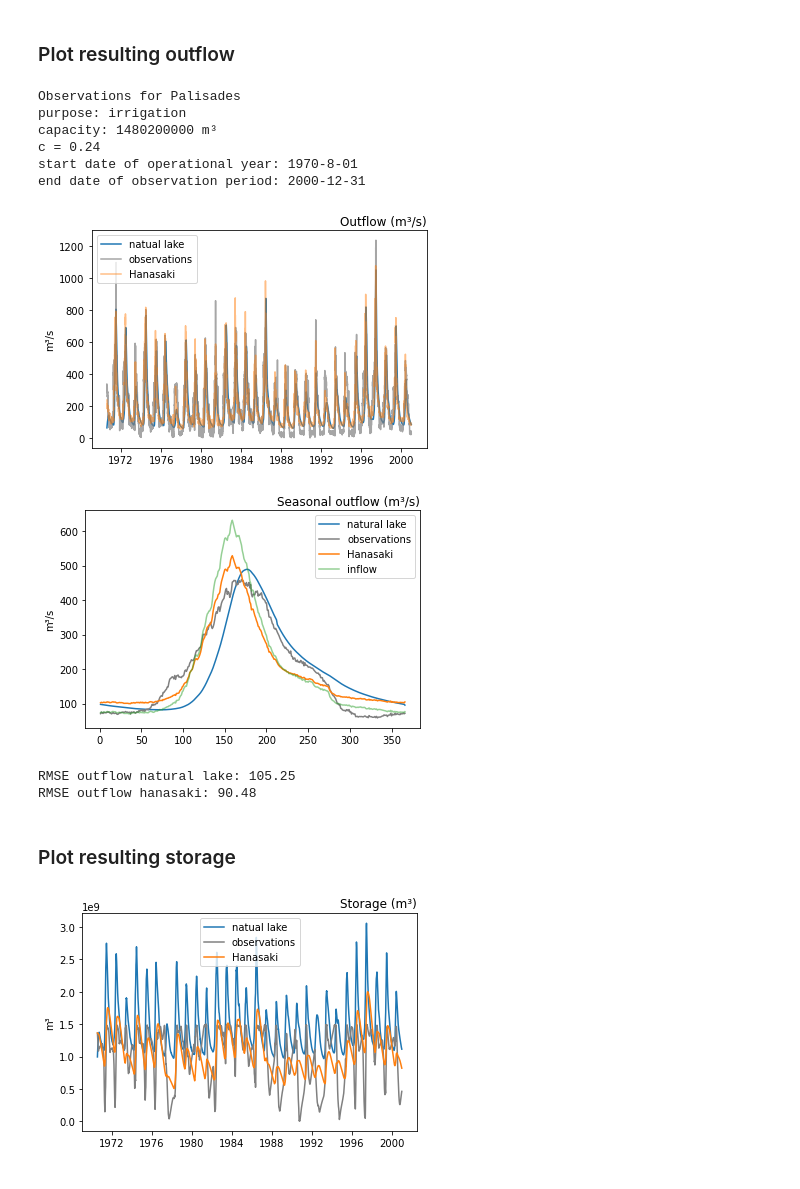
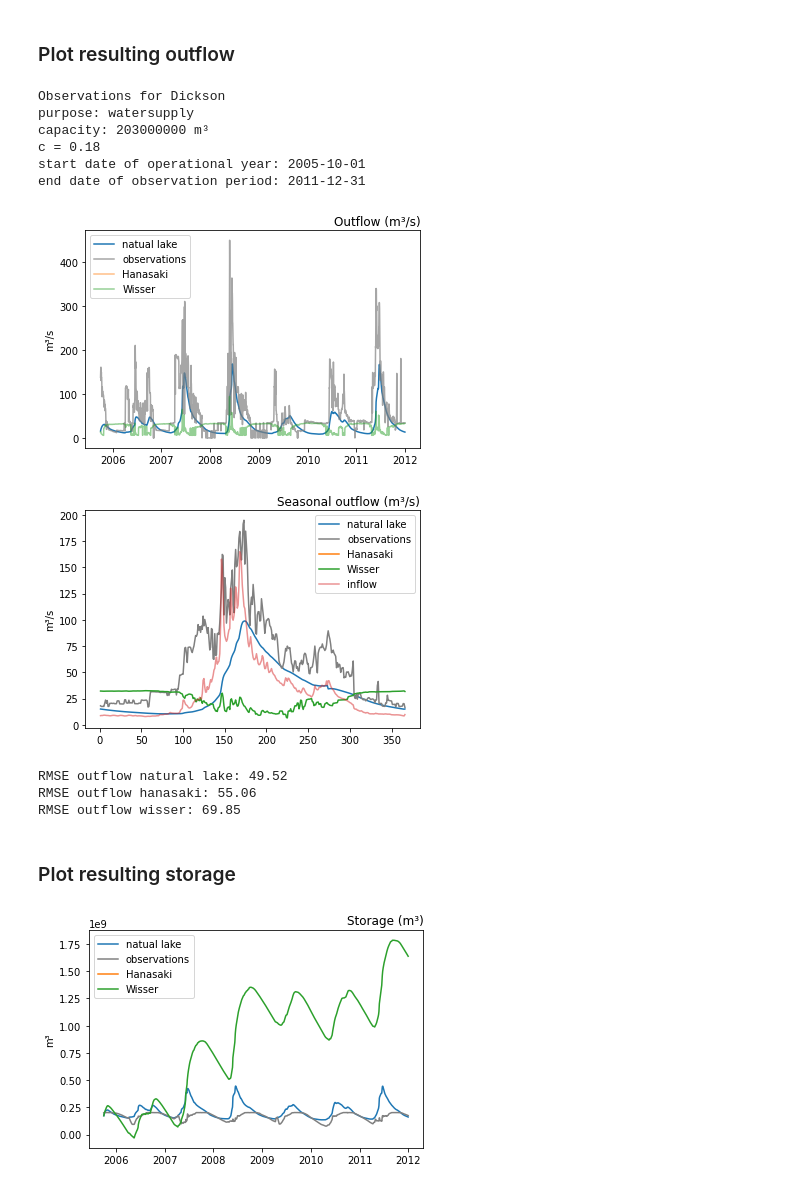
Before and after one commit to ShervanGharari/lake_models_python, a Jupyter notebook: Hanasaki/Hanasaki_Inne.ipynb, the cells around one changed output. Saved outputs shown, nothing was run; the diff lists cells and outputs as text; code cells hidden in the pictures.

Commit message:
Add Wisser 2010 parametrisation

```diff
--- a/Hanasaki/Hanasaki_Inne.ipynb
+++ b/Hanasaki/Hanasaki_Inne.ipynb
@@ -20,7 +20,7 @@ metadata = pd.read_csv('observations/reservoirs_metadata.csv')
 metadata.index = metadata['name']
 
 # select reservoir name
-reservoir_name = 'Palisades' # possible to replace by: Dickson, Bhumiboi, Waterton, Glen_canyon, Palisades, Tribity, Semione, Sirikit
+reservoir_name = 'Dickson' # possible to replace by: Dickson, Bhumiboi, Waterton, Glen_canyon, Palisades, Tribity, Semione, Sirikit
 purpose = metadata.loc[reservoir_name].purpose
 max_storage = metadata.loc[reservoir_name].capacity_mcm*10**6
 
@@ -165,7 +165,7 @@ for t, inflow_day in enumerate(inflow):
     ### 1. Determine release coefficient
     # based on storage at beginning of year to smooth out intra-annual fluctuations
 
-    if inflow.index[t].month == start_month and inflow.index[t].day == 2: # when it is the first day of a operational year, determine release coeficient based on current storage
+    if inflow.index[t].month == start_month and inflow.index[t].day == 1: # when it is the first day of a operational year, determine release coeficient based on current storage
         release_coef = storage[t-1]/(alpha*max_storage) # how filled the reservoir is at start of year
 
 
@@ -223,3 +226,31 @@ for t, inflow_day in enumerate(inflow):
+# %%
+
+# initialise empty data series
+release_monthly_wisser = pd.Series(index=inflow.index, dtype='float64')
+storage_wisser = pd.Series(index=inflow.index, dtype='float64')
+
+# assign first storage (possible for spin up: use maximum capacity and let reservoir empty during spin up)
+storage_wisser[0] = storage_obs[start_month]
+#storage[0] = max_storage
+
+release_monthly_wisser[0] = inflow[0]
+
+# define constants (empirically determined, see Wisser et al 2010)
+c1 = 0.16
+c2 = 0.6
+
+# loop over timesteps (days)
+for t, inflow_day in enumerate(inflow):
+
+    # adjust storage based on inflow and outflow of day
+    if t > 0:
+        storage_wisser[t] = storage_wisser[t-1] + (inflow_day-release_monthly_wisser[t-1])*secprday
+
+    # check inflow compared to average inflow
+    if inflow_day >= mean_inflow:
+        release_monthly_wisser[t] = c1*inflow_day
+    elif inflow_day < mean_inflow:
+        release_monthly_wisser[t] = c2*inflow_day + (mean_inflow-inflow_day)
 # %% [markdown]
 ### Plot resulting outflow
 # %%
@@ -232,22 +263,24 @@ print('c = %0.2f' %c)
 print('start date of operational year: '+start_date)
 print('end date of observation period: '+ str(inflow.index.year[-1])+'-'+str(inflow.index.month[-1])+'-'+str(inflow.index.day[-1]))
 # %% [output]
-Observations for Palisades
-purpose: irrigation
-capacity: 1480200000 m³
-c = 0.24
-start date of operational year: 1970-8-01
-end date of observation period: 2000-12-31
+Observations for Dickson
+purpose: watersupply
+capacity: 203000000 m³
+c = 0.18
+start date of operational year: 2005-10-01
+end date of observation period: 2011-12-31
 # %%
 plt.plot(release_monthly_lake)
 plt.plot(outflow_obs[start_date:], color='gray', alpha=0.7)
 plt.plot(release_monthly, alpha=0.5)
+plt.plot(release_monthly_wisser, alpha=0.5)
+
 plt.title('Outflow (m³/s)', loc='right')
 plt.ylabel('m³/s')
 
-plt.legend(['natual lake', 'observations','Hanasaki']);
+plt.legend(['natual lake', 'observations','Hanasaki', 'Wisser']);
 # %% [output]
-[figure, old version]
+[figure, new version]
 # %%
 
 ## determine start of operational year for each calendar year
@@ -255,12 +288,14 @@ plt.legend(['natual lake', 'observations','Hanasaki']);
 plt.plot(release_monthly_lake.groupby(release_monthly_lake.index.dayofyear).mean())
 plt.plot(outflow_obs[start_date:].groupby(release_monthly_lake.index.dayofyear).mean(), color='gray')
 plt.plot(release_monthly.groupby(release_monthly_lake.index.dayofyear).mean())
+plt.plot(release_monthly_wisser.groupby(release_monthly_lake.index.dayofyear).mean())
+
 plt.plot(inflow.groupby(release_monthly_lake.index.dayofyear).mean(), alpha=0.5)
 plt.ylabel('m³/s')
 plt.title('Seasonal outflow (m³/s)', loc='right')
-plt.legend(['natural lake', 'observations','Hanasaki', 'inflow']);
+plt.legend(['natural lake', 'observations','Hanasaki','Wisser', 'inflow']);
 # %% [output]
-[figure, old version]
+[figure, new version]
 # %%
 # RMSE
 def rmse(simulations,observations):
@@ -268,24 +303,30 @@ def rmse(simulations,observations):
 
 rmse_hanasaki = rmse(release_monthly,outflow_obs[start_date:])
 rmse_natural_lake = rmse(release_monthly_lake,outflow_obs[start_date:])
+rmse_wisser = rmse(release_monthly_wisser,outflow_obs[start_date:])
+
 print("RMSE outflow natural lake: %0.2f" %rmse_natural_lake)
 print("RMSE outflow hanasaki: %0.2f" %rmse_hanasaki)
+print("RMSE outflow wisser: %0.2f" %rmse_wisser)
 # %% [output]
-RMSE outflow natural lake: 105.25
-RMSE outflow hanasaki: 90.48
+RMSE outflow natural lake: 49.52
+RMSE outflow hanasaki: 55.06
+RMSE outflow wisser: 69.85
 # %% [markdown]
 ### Plot resulting storage
 # %%
 # storage
 plt.plot(storage_lake)
 plt.plot(storage_obs[start_date:], color='gray')
 plt.plot(storage)
+plt.plot(storage_wisser)
+
 plt.title('Storage (m³)', loc='right')
 plt.ylabel('m³')
 
-plt.legend(['natual lake', 'observations','Hanasaki']);
+plt.legend(['natual lake', 'observations','Hanasaki', 'Wisser']);
 # %% [output]
-[figure, old version]
+[figure, new version]
 # %%
 # seasonal cycle of storage
 plt.plot(storage_lake.groupby(storage_lake.index.dayofyear).mean())
```
Also changed, not shown: parts of 6 cells of this notebook.
